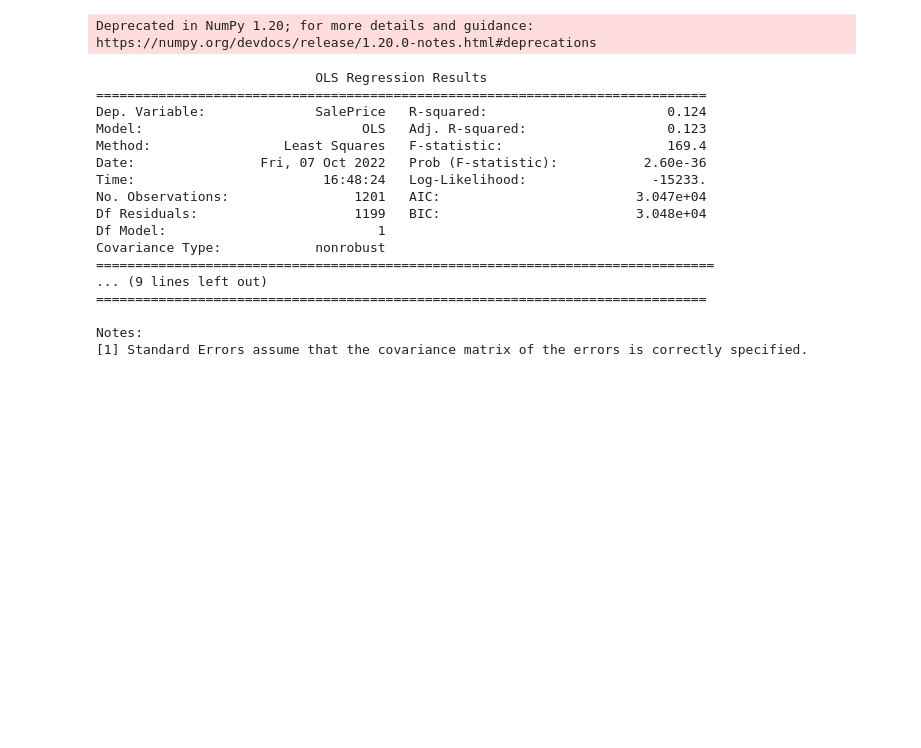
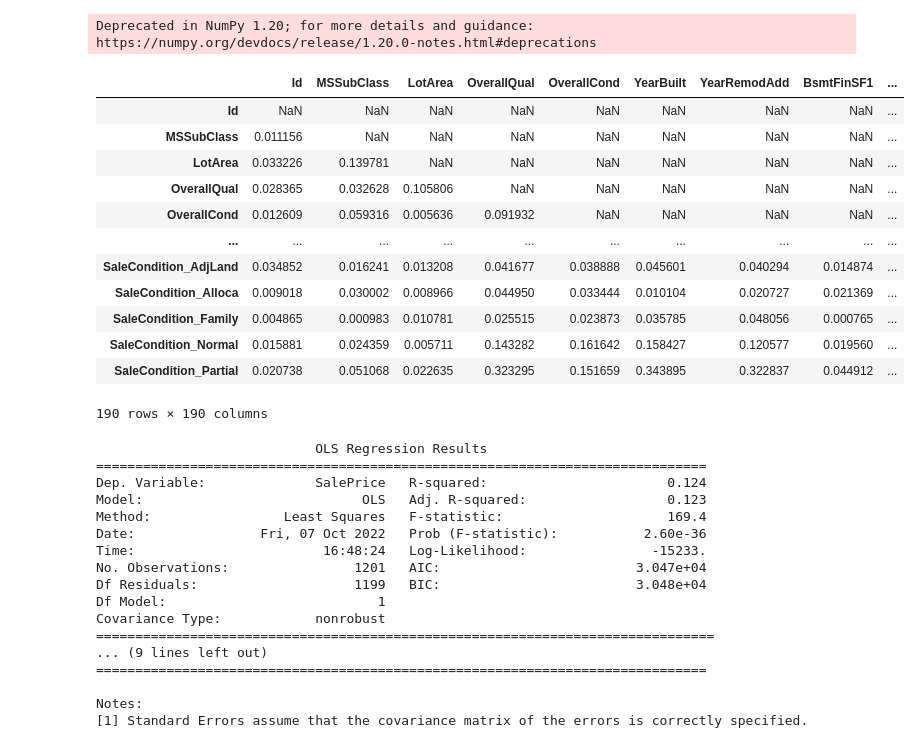
Before and after one commit to havaledar/House-prices-kaggle-6100, a Jupyter notebook: House_prices_categorical dummied.ipynb, the cells around one changed output. Saved outputs shown, nothing was run; the diff lists cells and outputs as text; code cells hidden in the pictures; blank space fills up the shorter version.

Commit message:
Removing correlated predictors

```diff
--- a/House_prices_categorical dummied.ipynb
+++ b/House_prices_categorical dummied.ipynb
@@ -107,9 +89,29 @@ plt.show()
+# %%
+#todo: check if the correlation with dummies are meaningful
+
+corr=df_train_filled.corr().abs()
 # %%
-#Selecting lower triangle without diagonal and removing variables with more than 50% correlation
-var_cat_l=var_cat.where(np.tril(np.ones(var_cat.shape),-1).astype(np.bool))
-df_train_100_c_l=df_train_100_c[var_cat_l.columns[var_cat_l.max()<0.5]]
+#Selecting lower triangle without diagonal and removing variables with more than 50% correlations with other predictors
+corr=corr.where(np.tril(np.ones(corr.shape),-1).astype(np.bool))
+corr_50=corr[corr.columns[corr.max()<0.5]]
 # %% [output]
 Deprecated in NumPy 1.20; for more details and guidance: https://numpy.org/devdocs/release/1.20.0-notes.html#deprecations
+# %%
+corr
+# %% [output]
+|  | Id | MSSubClass | LotArea | OverallQual | OverallCond | YearBuilt | YearRemodAdd | BsmtFinSF1 | ... |
+| Id | NaN | NaN | NaN | NaN | NaN | NaN | NaN | NaN | ... |
+| MSSubClass | 0.011156 | NaN | NaN | NaN | NaN | NaN | NaN | NaN | ... |
+| LotArea | 0.033226 | 0.139781 | NaN | NaN | NaN | NaN | NaN | NaN | ... |
+| OverallQual | 0.028365 | 0.032628 | 0.105806 | NaN | NaN | NaN | NaN | NaN | ... |
+| OverallCond | 0.012609 | 0.059316 | 0.005636 | 0.091932 | NaN | NaN | NaN | NaN | ... |
+| ... | ... | ... | ... | ... | ... | ... | ... | ... | ... |
+| SaleCondition_AdjLand | 0.034852 | 0.016241 | 0.013208 | 0.041677 | 0.038888 | 0.045601 | 0.040294 | 0.014874 | ... |
+| SaleCondition_Alloca | 0.009018 | 0.030002 | 0.008966 | 0.044950 | 0.033444 | 0.010104 | 0.020727 | 0.021369 | ... |
+| SaleCondition_Family | 0.004865 | 0.000983 | 0.010781 | 0.025515 | 0.023873 | 0.035785 | 0.048056 | 0.000765 | ... |
+| SaleCondition_Normal | 0.015881 | 0.024359 | 0.005711 | 0.143282 | 0.161642 | 0.158427 | 0.120577 | 0.019560 | ... |
+| SaleCondition_Partial | 0.020738 | 0.051068 | 0.022635 | 0.323295 | 0.151659 | 0.343895 | 0.322837 | 0.044912 | ... |
+190 rows × 190 columns
 # %%
 SalePrice_and_LotFrontage_model = smf.ols(formula='SalePrice ~ LotFrontage', data=df)
 SalePrice_and_LotFrontage_fit = SalePrice_and_LotFrontage_model.fit()
```
Also changed, not shown: parts of 3 cells of this notebook.
